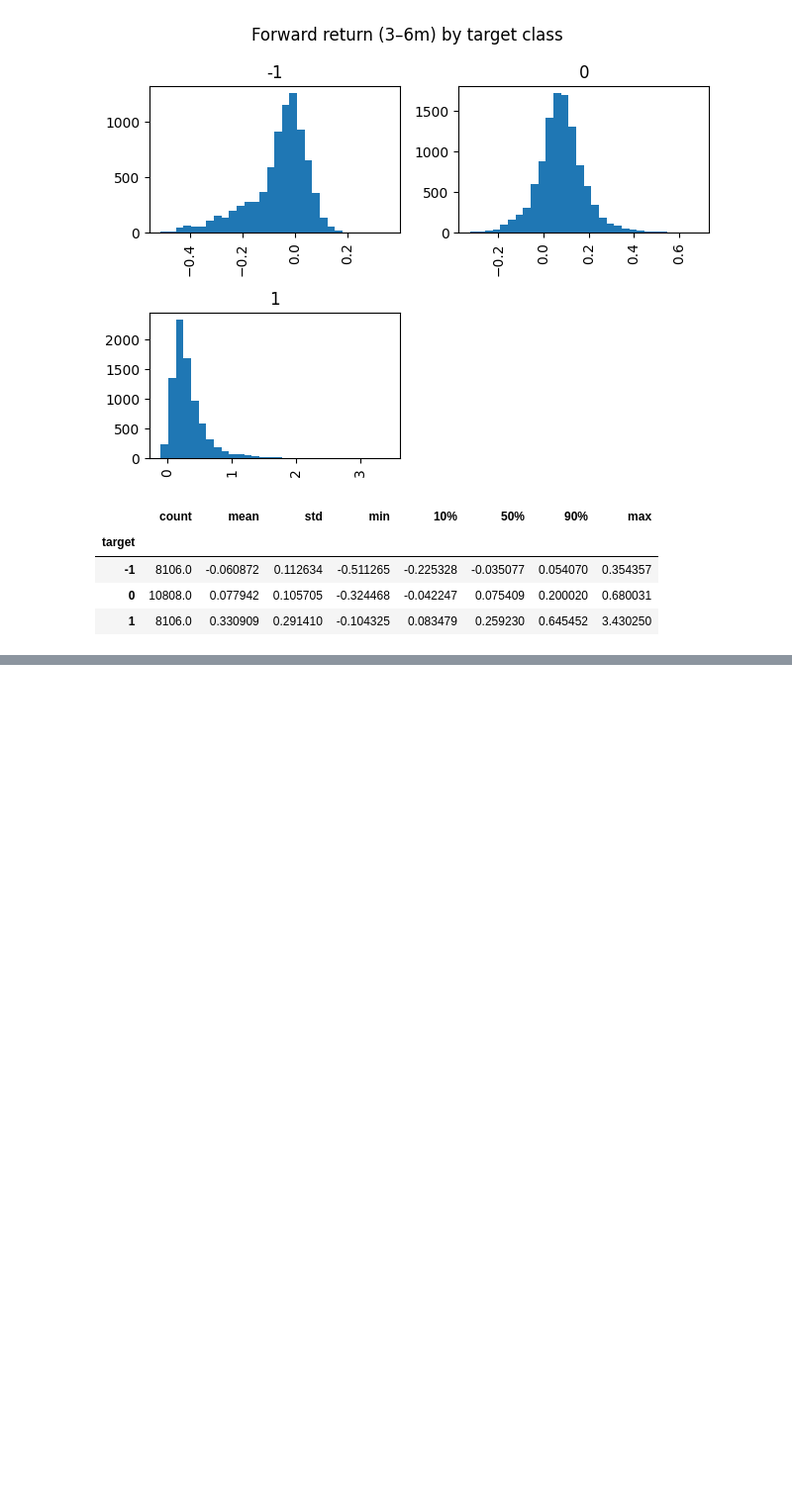
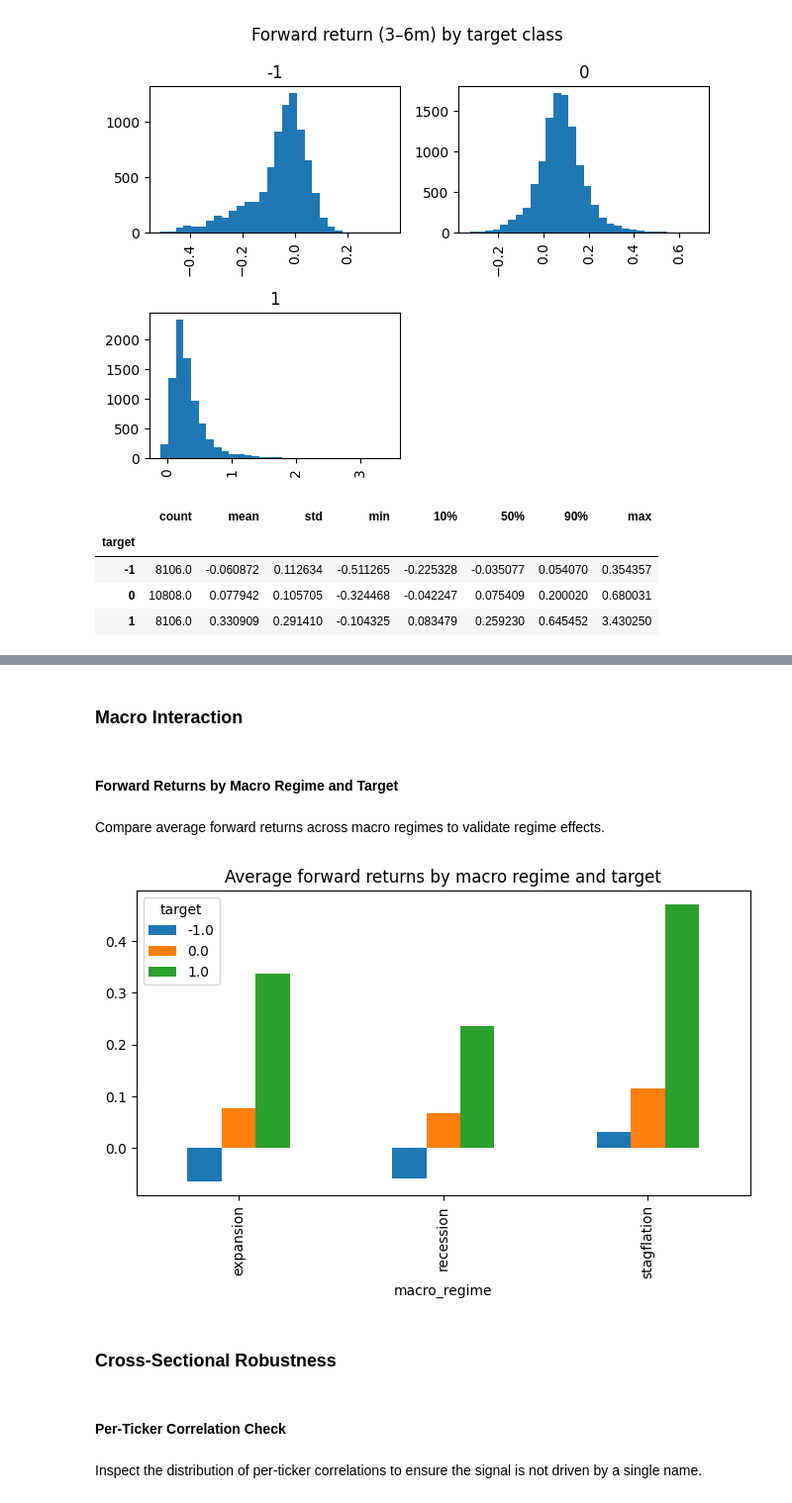
Before and after one commit to IgorDragone/hybrid-stock-prediction-thesis, a Jupyter notebook: notebooks/04_target_construction.ipynb, the cells around one changed output, grey strips where cells are left out. Shown at 99% size. Saved outputs shown, nothing was run; the diff lists cells and outputs as text; code cells hidden in the pictures; blank space fills up the shorter version.

```diff
--- a/notebooks/04_target_construction.ipynb
+++ b/notebooks/04_target_construction.ipynb
@@ -106,0 +160,25 @@ These checks jointly confirm that the target is well-defined, balanced enough fo
+# %% [markdown]
+### Macro Interaction
+# %% [markdown]
+#### Forward Returns by Macro Regime and Target
+# %% [markdown]
+Compare average forward returns across macro regimes to validate regime effects.
+# %%
+(
+    df_t
+    .groupby(["macro_regime", "target"])
+    ["fwd_ret_3_6m"]
+    .mean()
+    .unstack()
+    .plot(kind="bar", figsize=(8,4))
+)
+plt.title("Average forward returns by macro regime and target")
+plt.show()
+# %% [output]
+[figure, added]
+# %% [markdown]
+### Cross-Sectional Robustness
+# %% [markdown]
+#### Per-Ticker Correlation Check
+# %% [markdown]
+Inspect the distribution of per-ticker correlations to ensure the signal is not driven by a single name.
```
Also changed, not shown: parts of 26 cells of this notebook, 1 other file.
